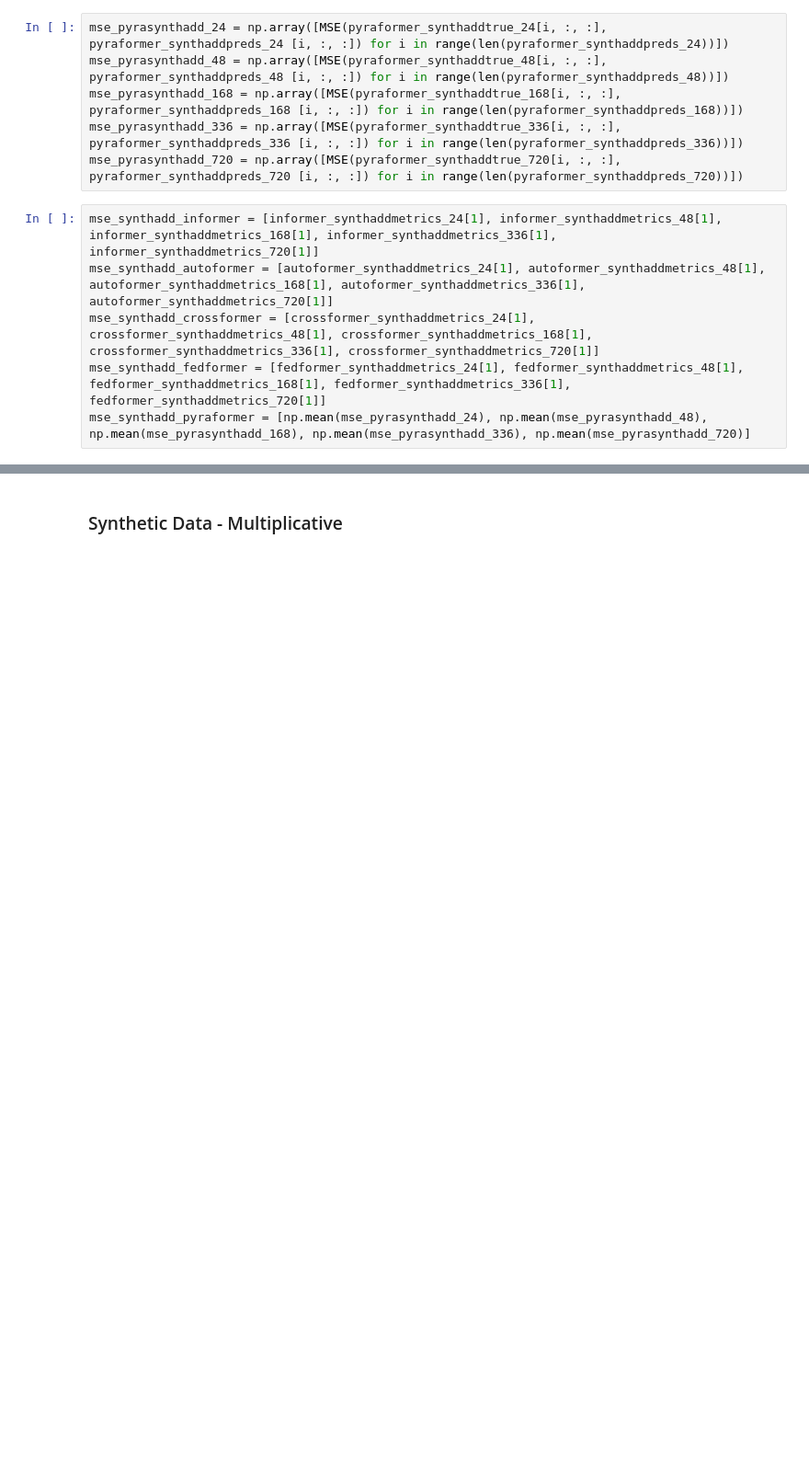
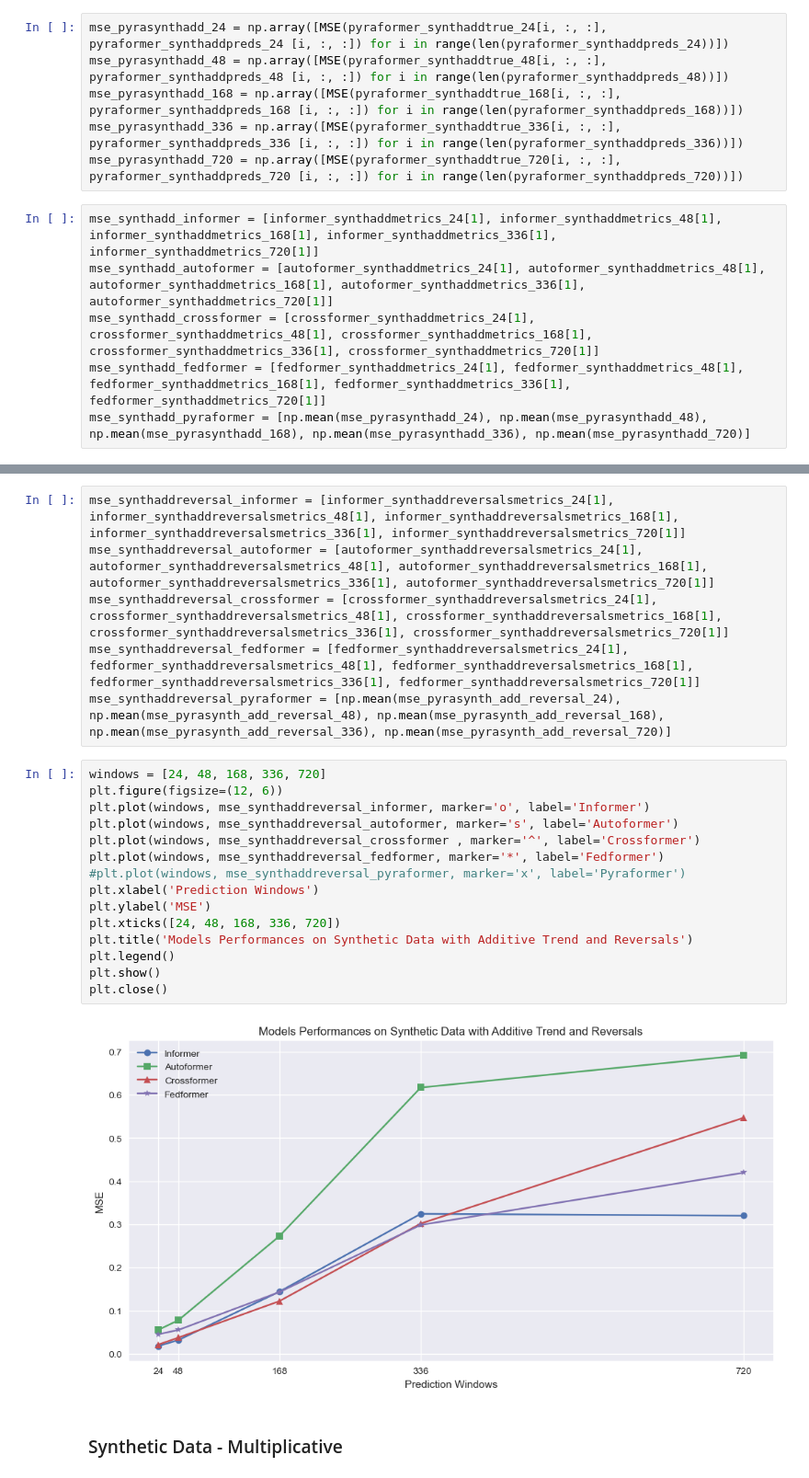
Before and after one commit to anasashb/TransformersEnergyTS, a Jupyter notebook: result_analysis.ipynb, the cells around one changed output, grey strips where cells are left out. Shown at 92% size. Saved outputs shown, nothing was run; the diff lists cells and outputs as text; blank space fills up the shorter version.

```diff
--- a/result_analysis.ipynb
+++ b/result_analysis.ipynb
@@ -324,3 +463,26 @@ plt.close()
+# %%
+mse_synthaddreversal_informer = [informer_synthaddreversalsmetrics_24[1], informer_synthaddreversalsmetrics_48[1], informer_synthaddreversalsmetrics_168[1], informer_synthaddreversalsmetrics_336[1], informer_synthaddreversalsmetrics_720[1]]
+mse_synthaddreversal_autoformer = [autoformer_synthaddreversalsmetrics_24[1], autoformer_synthaddreversalsmetrics_48[1], autoformer_synthaddreversalsmetrics_168[1], autoformer_synthaddreversalsmetrics_336[1], autoformer_synthaddreversalsmetrics_720[1]]
+mse_synthaddreversal_crossformer = [crossformer_synthaddreversalsmetrics_24[1], crossformer_synthaddreversalsmetrics_48[1], crossformer_synthaddreversalsmetrics_168[1], crossformer_synthaddreversalsmetrics_336[1], crossformer_synthaddreversalsmetrics_720[1]]
+mse_synthaddreversal_fedformer = [fedformer_synthaddreversalsmetrics_24[1], fedformer_synthaddreversalsmetrics_48[1], fedformer_synthaddreversalsmetrics_168[1], fedformer_synthaddreversalsmetrics_336[1], fedformer_synthaddreversalsmetrics_720[1]]
+mse_synthaddreversal_pyraformer = [np.mean(mse_pyrasynth_add_reversal_24), np.mean(mse_pyrasynth_add_reversal_48), np.mean(mse_pyrasynth_add_reversal_168), np.mean(mse_pyrasynth_add_reversal_336), np.mean(mse_pyrasynth_add_reversal_720)]
+# %%
+windows = [24, 48, 168, 336, 720]
+plt.figure(figsize=(12, 6))
+plt.plot(windows, mse_synthaddreversal_informer, marker='o', label='Informer')
+plt.plot(windows, mse_synthaddreversal_autoformer, marker='s', label='Autoformer')
+plt.plot(windows, mse_synthaddreversal_crossformer , marker='^', label='Crossformer')
+plt.plot(windows, mse_synthaddreversal_fedformer, marker='*', label='Fedformer')
+#plt.plot(windows, mse_synthaddreversal_pyraformer, marker='x', label='Pyraformer')
+plt.xlabel('Prediction Windows')
+plt.ylabel('MSE')
+plt.xticks([24, 48, 168, 336, 720])
+plt.title('Models Performances on Synthetic Data with Additive Trend and Reversals')
+plt.legend()
+plt.show()
+plt.close()
+# %% [output]
+[figure, added]
 # %% [markdown]
 ### Synthetic Data - Multiplicative
 # %%
```
Also changed, not shown: parts of 23 cells of this notebook, 17 other files.
